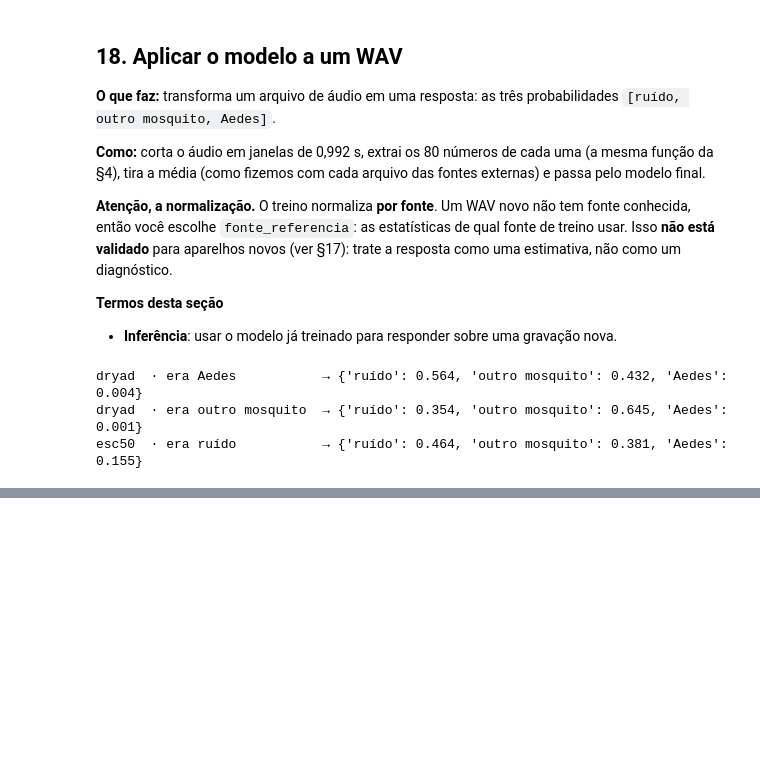
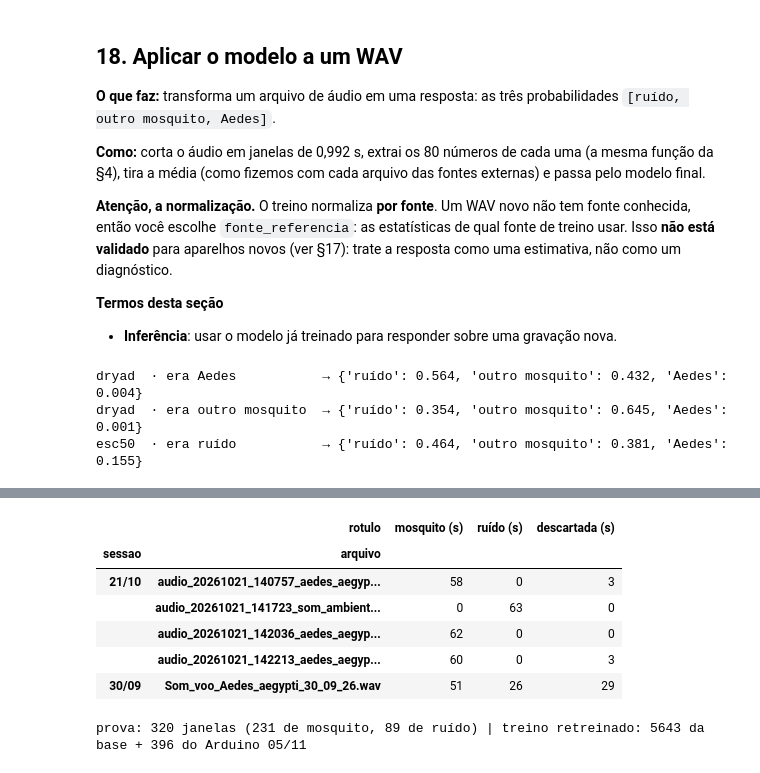
Before and after one commit to Lciarallo/mosquito-wingbeat, a Jupyter notebook: notebooks/detector_ternario_treinamento_teste_aplicacao.ipynb, the cells around one changed output, grey strips where cells are left out. Saved outputs shown, nothing was run; the diff lists cells and outputs as text; code cells hidden in the pictures; blank space fills up the shorter version.

```diff
--- a/notebooks/detector_ternario_treinamento_teste_aplicacao.ipynb
+++ b/notebooks/detector_ternario_treinamento_teste_aplicacao.ipynb
@@ -1652,0 +1690,50 @@ display(por_arquivo.style.format({c: '{:.0%}' for c in por_arquivo.columns if no
+# %%
+PASTA_OUT = RAIZ / 'data/external/arduino_lab_2026_10'
+ARQ_OUT = sorted(PASTA_OUT.glob('*.wav'))
+if not ARQ_OUT:
+    raise FileNotFoundError(f'Coloque os WAVs de 21/10 e 30/09 em {PASTA_OUT} (ver tabela da §2).')
+
+def sessao_de(nome):
+    return '30/09' if '30_09' in nome else '21/10'
+
+quadros, ondas = [], []
+for p in ARQ_OUT:
+    q, J, _, _ = separar(p)
+    q['sessao'] = sessao_de(p.name)
+    if q.sessao.iloc[0] == '21/10':                       # rótulo do nome do arquivo; só os problemas saem
+        q['rotulo'] = np.where(q.problema, 'descartada', 'ruído' if 'ambiente' in p.name else 'mosquito')
+    quadros.append(q); ondas.append(J)
+janelas_out = pd.concat(quadros, ignore_index=True); JANELAS_OUT = np.concatenate(ondas)
+r = janelas_out.pivot_table(index=['sessao', 'arquivo'], columns='rotulo', values='inicio_s', aggfunc='size', fill_value=0)
+display(r.reindex(columns=['mosquito', 'ruído', 'descartada'], fill_value=0).rename(columns=lambda c: c + ' (s)'))
+
+ok_t = janelas_out.rotulo.isin(['mosquito', 'ruído']).to_numpy(); prova = janelas_out[ok_t].reset_index(drop=True)
+Ft, St = [], []
+for c in range(0, ok_t.sum(), 256):
+    db = espectrograma_mel_db(resample_poly(JANELAS_OUT[ok_t][c:c + 256], 6, 1, axis=1)); Ft.append(descrever(db)); St.append(sequencia(db))
+Ft, St = np.concatenate(Ft), np.concatenate(St)
+YT = np.where(prova.rotulo.eq('mosquito'), 2, 0); SES = prova.sessao.to_numpy()
+
+# tabelas estendidas: base do caderno | Arduino 05/11 (treino) | Arduino 21/10 e 30/09 (prova)
+NT = len(prova); IT = np.arange(N0 + NA, N0 + NA + NT)
+Y2 = np.r_[y, YA, YT]
+F2 = np.r_[fonte, np.full(NA, 'arduino'), np.char.add('arduino ', SES.astype(str))].astype(str)   # cada dia é uma fonte (para normalizar)
+U2 = np.r_[usar, np.ones(NA + NT, bool)]
+D2 = np.r_[ID_FONTE, np.full(NA + NT, len(FONTES))]                  # o Arduino é a fonte número len(FONTES) para a DANN
+X2 = normalizar_por_fonte(np.vstack([X0, Fa, Ft]), F2, estatisticas_por_fonte(np.vstack([X0, Fa, Ft]), F2, U2))
+S2 = normalizar_por_fonte(np.concatenate([S0, Sa, St]), F2, estatisticas_por_fonte(np.concatenate([S0, Sa, St]), F2, U2))
+assert np.allclose(X2[:N0 + NA], XN_EXT) and np.allclose(S2[:N0 + NA], SN_EXT)
+DADOS2 = {k: (S2 if k in ('lstm', 'bilstm') else X2) for k in NOMES}
+DADOS2['coral_arvores'] = coral(np.vstack([X0, Fa, Ft]), F2, U2)
+TREINOS = {'atual (sem Arduino)': idx_all, 'retreinado (+ Arduino 05/11)': np.r_[idx_all, IA]}
+print(f'prova: {NT} janelas ({int((YT == 2).sum())} de mosquito, {int((YT == 0).sum())} de ruído) | '
+      f'treino retreinado: {len(idx_all)} da base + {NA} do Arduino 05/11')
+# %% [output]
+|  | rotulo | mosquito (s) | ruído (s) | descartada (s) |
+| sessao | arquivo |  |  |  |
+| 21/10 | audio_20261021_140757_aedes_aegyp... | 58 | 0 | 3 |
+|  | audio_20261021_141723_som_ambient... | 0 | 63 | 0 |
+|  | audio_20261021_142036_aedes_aegyp... | 62 | 0 | 0 |
+|  | audio_20261021_142213_aedes_aegyp... | 60 | 0 | 3 |
+| 30/09 | Som_voo_Aedes_aegypti_30_09_26.wav | 51 | 26 | 29 |
+prova: 320 janelas (231 de mosquito, 89 de ruído) | treino retreinado: 5643 da base + 396 do Arduino 05/11
```
Also changed, not shown: parts of 33 cells of this notebook, 2 other files.
